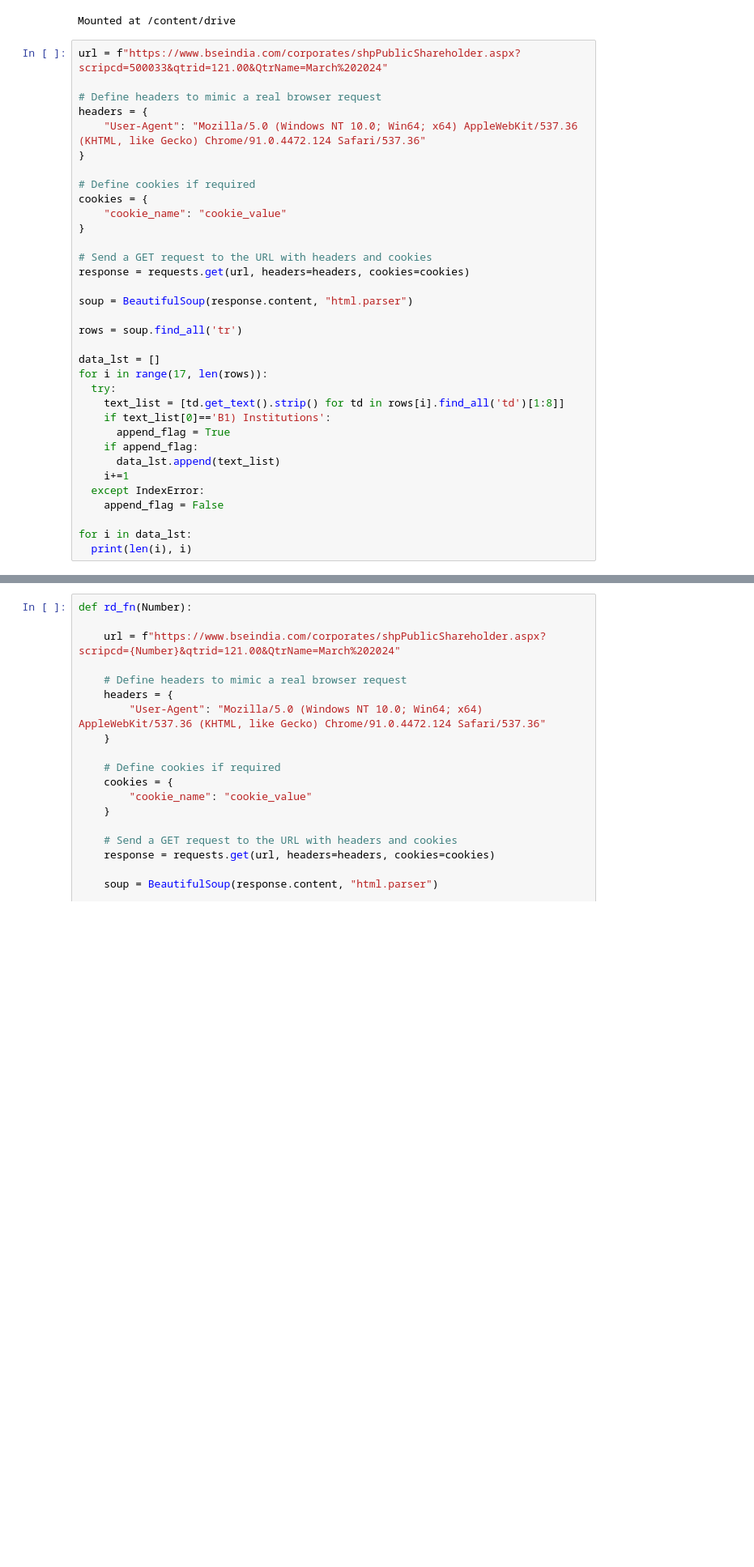
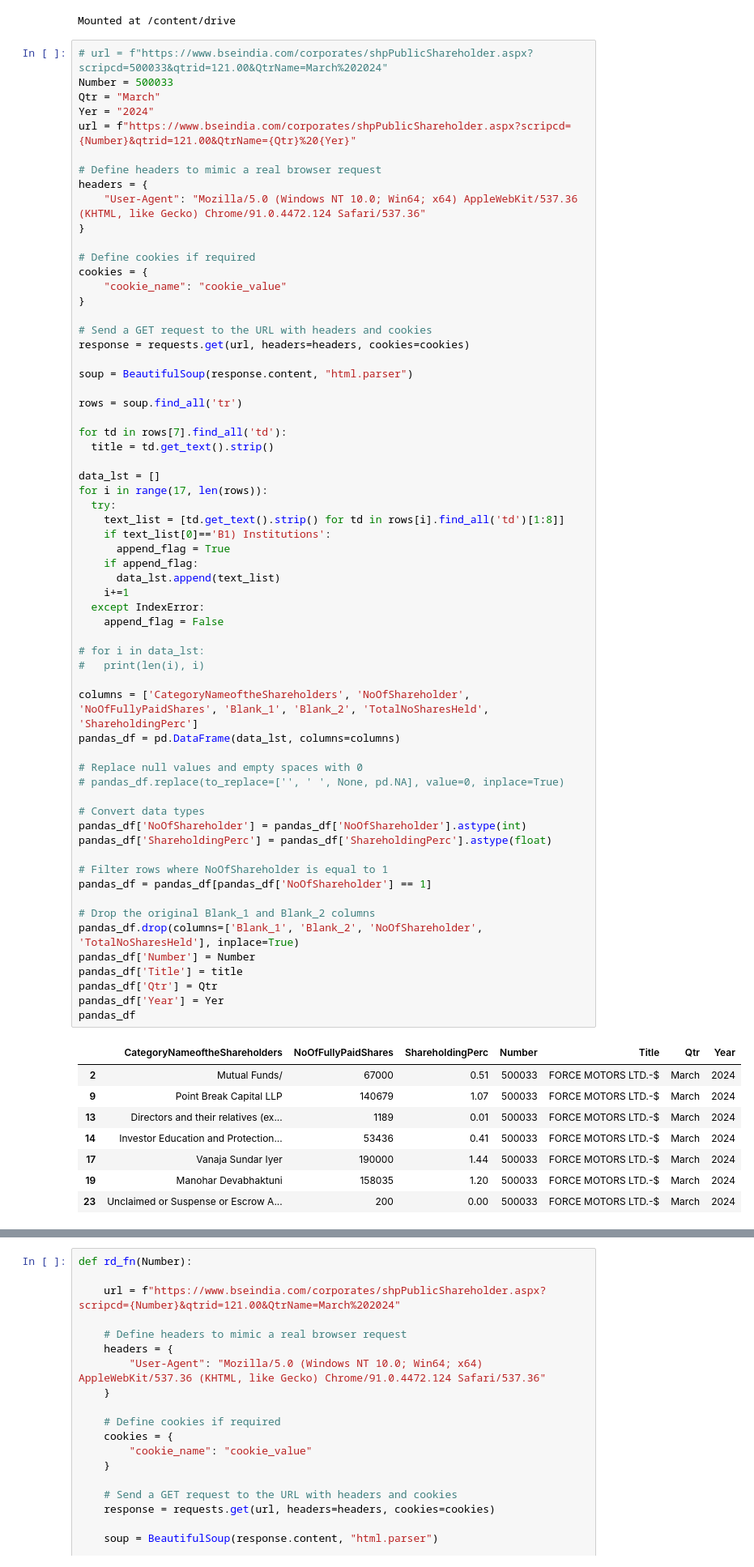
Before and after one commit to vikassingh0593/bytemaster_stocks, a Jupyter notebook: web_scrapping.ipynb, the cells around one changed output, grey strips where cells are left out. Shown at 81% size. Cells and saved outputs as stored; diff of their text form; blank space fills up the shorter version.

```diff
--- a/web_scrapping.ipynb
+++ b/web_scrapping.ipynb
@@ -62,36 +90,73 @@ drive.mount('/content/drive')
 # %% [output]
 Mounted at /content/drive
 # %%
-url = f"https://www.bseindia.com/corporates/shpPublicShareholder.aspx?scripcd=500033&qtrid=121.00&QtrName=March%202024"
+# url = f"https://www.bseindia.com/corporates/shpPublicShareholder.aspx?scripcd=500033&qtrid=121.00&QtrName=March%202024"
+Number = 500033
+Qtr = "March"
+Yer = "2024"
+url = f"https://www.bseindia.com/corporates/shpPublicShareholder.aspx?scripcd={Number}&qtrid=121.00&QtrName={Qtr}%20{Yer}"
 
 # Define headers to mimic a real browser request
 headers = {
     "User-Agent": "Mozilla/5.0 (Windows NT 10.0; Win64; x64) AppleWebKit/537.36 (KHTML, like Gecko) Chrome/91.0.4472.124 Safari/537.36"
 }
 
 # Define cookies if required
 cookies = {
     "cookie_name": "cookie_value"
 }
 
 # Send a GET request to the URL with headers and cookies
 response = requests.get(url, headers=headers, cookies=cookies)
 
 soup = BeautifulSoup(response.content, "html.parser")
 
 rows = soup.find_all('tr')
 
+for td in rows[7].find_all('td'):
+  title = td.get_text().strip()
+
 data_lst = []
 for i in range(17, len(rows)):
   try:
     text_list = [td.get_text().strip() for td in rows[i].find_all('td')[1:8]]
     if text_list[0]=='B1) Institutions':
       append_flag = True
     if append_flag:
       data_lst.append(text_list)
     i+=1
   except IndexError:
     append_flag = False
 
-for i in data_lst:
-  print(len(i), i)
+# for i in data_lst:
+#   print(len(i), i)
+
+columns = ['CategoryNameoftheShareholders', 'NoOfShareholder', 'NoOfFullyPaidShares', 'Blank_1', 'Blank_2', 'TotalNoSharesHeld', 'ShareholdingPerc']
+pandas_df = pd.DataFrame(data_lst, columns=columns)
+
+# Replace null values and empty spaces with 0
+# pandas_df.replace(to_replace=['', ' ', None, pd.NA], value=0, inplace=True)
+
+# Convert data types
+pandas_df['NoOfShareholder'] = pandas_df['NoOfShareholder'].astype(int)
+pandas_df['ShareholdingPerc'] = pandas_df['ShareholdingPerc'].astype(float)
+
+# Filter rows where NoOfShareholder is equal to 1
+pandas_df = pandas_df[pandas_df['NoOfShareholder'] == 1]
+
+# Drop the original Blank_1 and Blank_2 columns
+pandas_df.drop(columns=['Blank_1', 'Blank_2', 'NoOfShareholder', 'TotalNoSharesHeld'], inplace=True)
+pandas_df['Number'] = Number
+pandas_df['Title'] = title
+pandas_df['Qtr'] = Qtr
+pandas_df['Year'] = Yer
+pandas_df
+# %% [output]
+|  | CategoryNameoftheShareholders | NoOfFullyPaidShares | ShareholdingPerc | Number | Title | Qtr | Year |
+| 2 | Mutual Funds/ | 67000 | 0.51 | 500033 | FORCE MOTORS LTD.-$ | March | 2024 |
+| 9 | Point Break Capital LLP | 140679 | 1.07 | 500033 | FORCE MOTORS LTD.-$ | March | 2024 |
+| 13 | Directors and their relatives (ex... | 1189 | 0.01 | 500033 | FORCE MOTORS LTD.-$ | March | 2024 |
+| 14 | Investor Education and Protection... | 53436 | 0.41 | 500033 | FORCE MOTORS LTD.-$ | March | 2024 |
+| 17 | Vanaja Sundar Iyer | 190000 | 1.44 | 500033 | FORCE MOTORS LTD.-$ | March | 2024 |
+| 19 | Manohar Devabhaktuni | 158035 | 1.20 | 500033 | FORCE MOTORS LTD.-$ | March | 2024 |
+| 23 | Unclaimed or Suspense or Escrow A... | 200 | 0.00 | 500033 | FORCE MOTORS LTD.-$ | March | 2024 |
```
Also changed, not shown: parts of 6 cells of this notebook.
